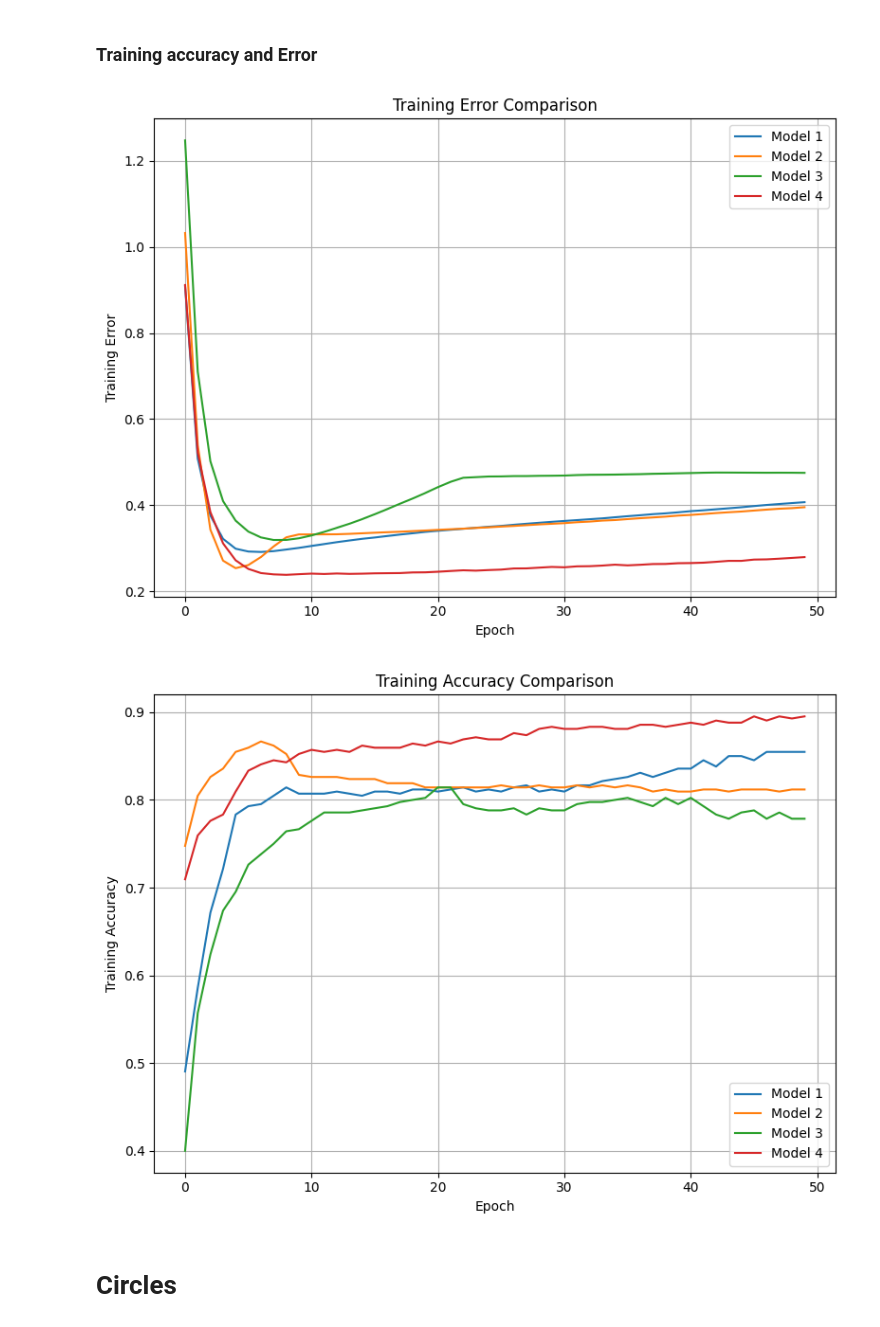
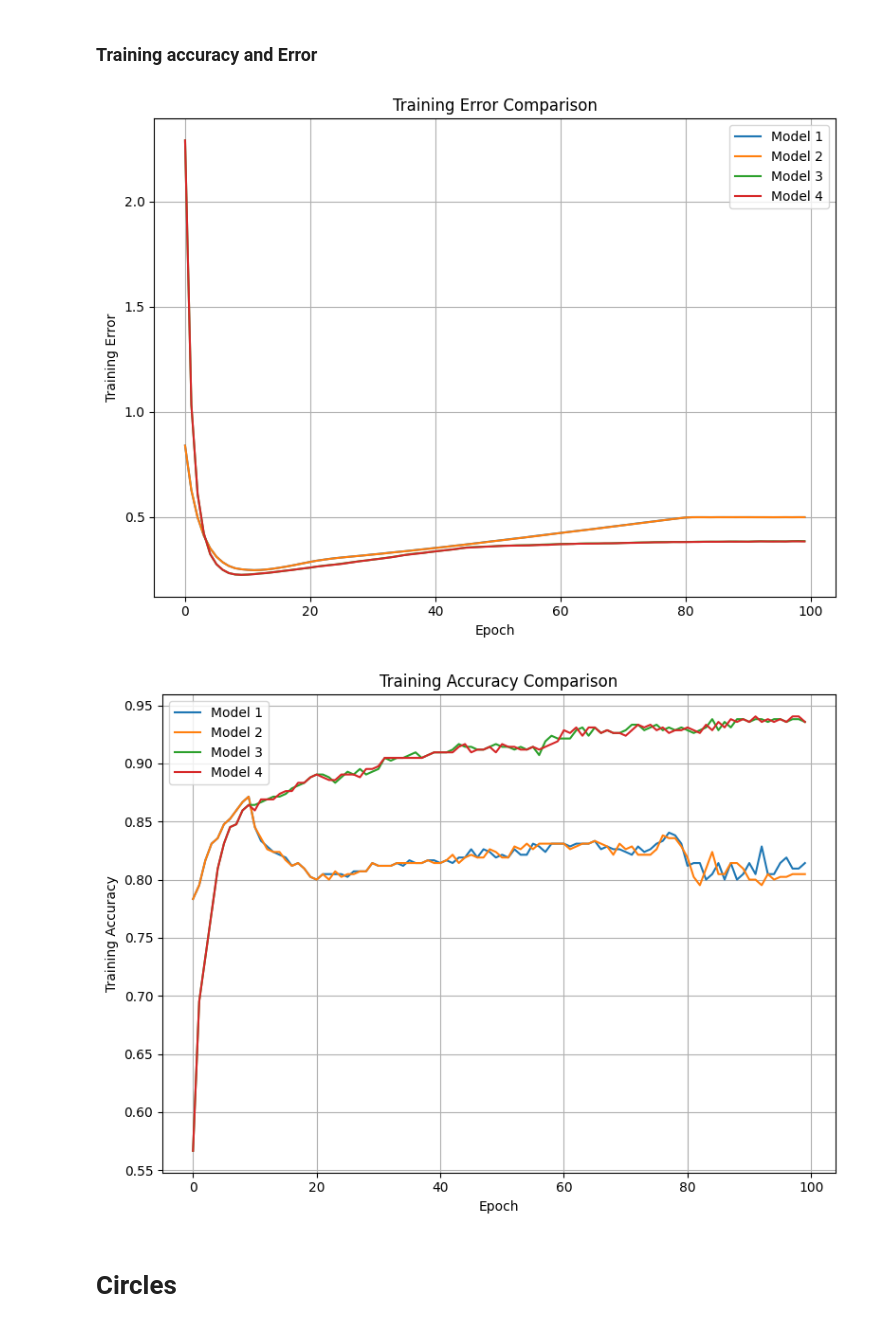
Before and after one commit to KzrLancelotV2/Deep-Learning-and-Neural-Networks, a Jupyter notebook: 2 (1).ipynb, the cells around one changed output. Drawn from its saved outputs; the diff is of its cells as text; code cells hidden in the pictures.

```diff
--- a/2 (1).ipynb
+++ b/2 (1).ipynb
@@ -528,15 +529,13 @@ df_train_moons.head(10)
 | 8 | -1.775155 | 0.216631 | -1 |
 | 9 | -1.878871 | -0.075830 | -1 |
 # %%
-# Define model configurations
 configs = [
-    {"lr": 0.001,  "n_iter": 50, "n_hidden_neurons": 3, "l2_penalty": 0.001},
-    {"lr": 0.001,  "n_iter": 50, "n_hidden_neurons": 3, "l2_penalty": 0},
-    {"lr": 0.001,  "n_iter": 50, "n_hidden_neurons": 5, "l2_penalty": 0.001},
-    {"lr": 0.001,  "n_iter": 50, "n_hidden_neurons": 5, "l2_penalty": 0},
+    {"lr": 0.001,  "n_iter": 100, "n_hidden_neurons": 3, "l2_penalty": 0.001},
+    {"lr": 0.001,  "n_iter": 100, "n_hidden_neurons": 3, "l2_penalty": 0},
+    {"lr": 0.001,  "n_iter": 100, "n_hidden_neurons": 5, "l2_penalty": 0.001},
+    {"lr": 0.001,  "n_iter": 100, "n_hidden_neurons": 5, "l2_penalty": 0},
 ]
 
-# Initialize and store all models
 Madaline_models_moons = [
     Madaline(
         lr=c["lr"],
@@ -547,16 +546,14 @@ Madaline_models_moons = [
     for c in configs
 ]
 
-# Prepare history containers
 mse_histories_moons = []
 acc_histories_moons = []
 
-# Train all models in a loop
 for idx, model in enumerate(Madaline_models_moons, start=1):
     print(f"\n🔹 Training Madaline_{idx} (m={model.n_hidden_neurons}, L2={model.l2_lambda}, epochs={model.epochs})")
     mse_history, acc_history = model.train(Xmoons_train_scaled, ymoons_train)
     mse_histories_moons.append(mse_history)
     acc_histories_moons.append(acc_history)
 
-print("\n✅ Training complete for all models!")
+print("\nTraining complete for all models!")
 # %% [output]
@@ -686,37 +683,37 @@ plt.show()
 # %% [markdown]
 ### Training accuracy and Error
 # %%
-epochs = range(50)
+epochs = range(100)
 plt.figure(figsize=(8, 6))
 for i, mse_history in enumerate(mse_histories_moons):
     plt.plot(epochs, mse_history, label=f'Model {i+1}', linewidth=1.5)
 
 
 
 plt.title('Training Error Comparison')
 plt.xlabel('Epoch')
 plt.ylabel('Training Error')
 plt.legend()
 plt.grid(True)
 plt.tight_layout()
 plt.show()
 
 
-epochs = range(50)
+epochs = range(100)
 plt.figure(figsize=(8, 6))
 for i, acc_history in enumerate(acc_histories_moons):
     plt.plot(epochs, acc_history, label=f'Model {i+1}', linewidth=1.5)
 
 plt.title('Training Accuracy Comparison')
 plt.xlabel('Epoch')
 plt.ylabel('Training Accuracy')
 plt.legend()
 plt.grid(True)
 plt.tight_layout()
 plt.show()
 # %% [output]
-[figure, old version]
+[figure, new version]
-[figure, old version]
+[figure, new version]
 # %% [markdown]
 # Circles
 # %% [markdown]
```
Also changed, not shown: parts of 15 cells of this notebook, 1 other file.
